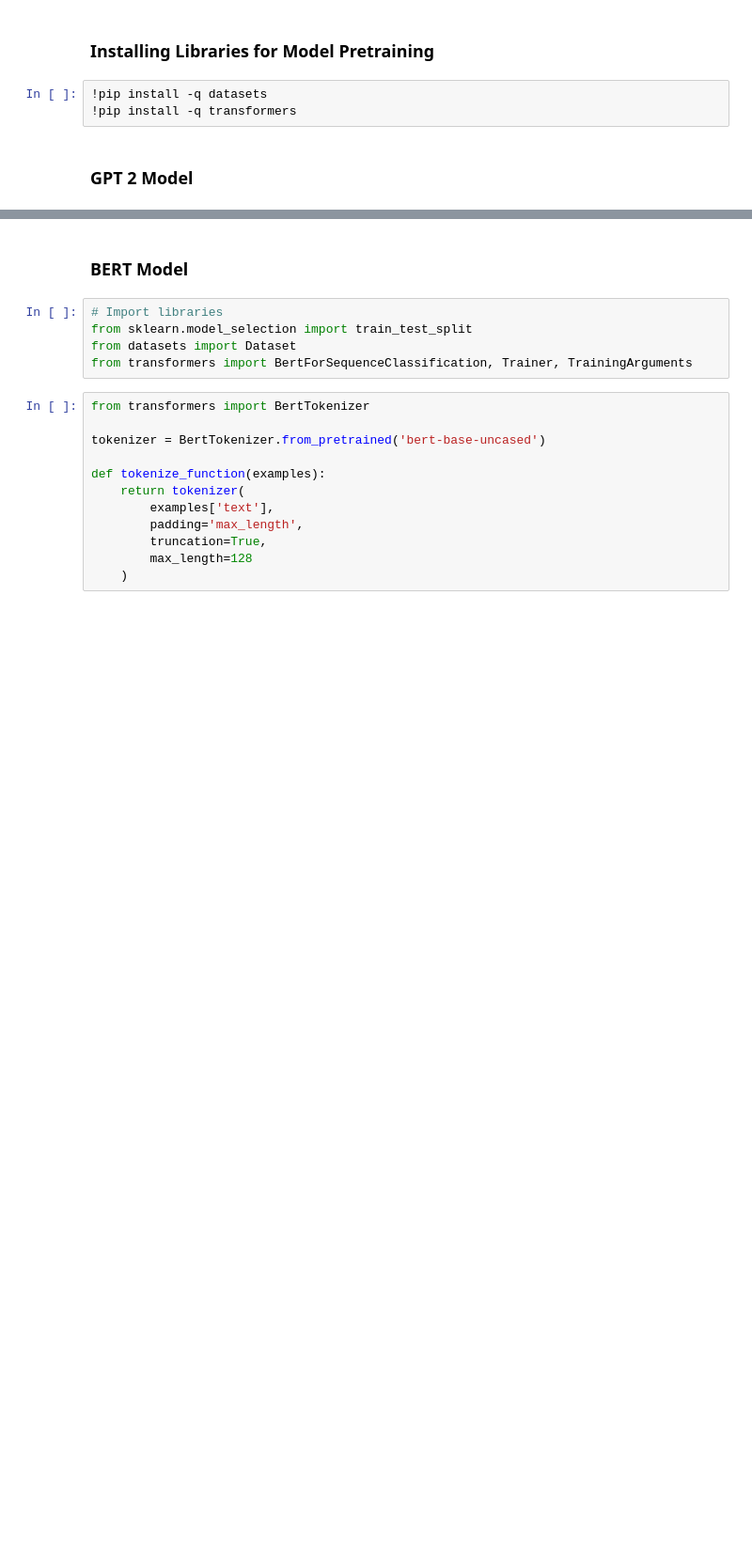
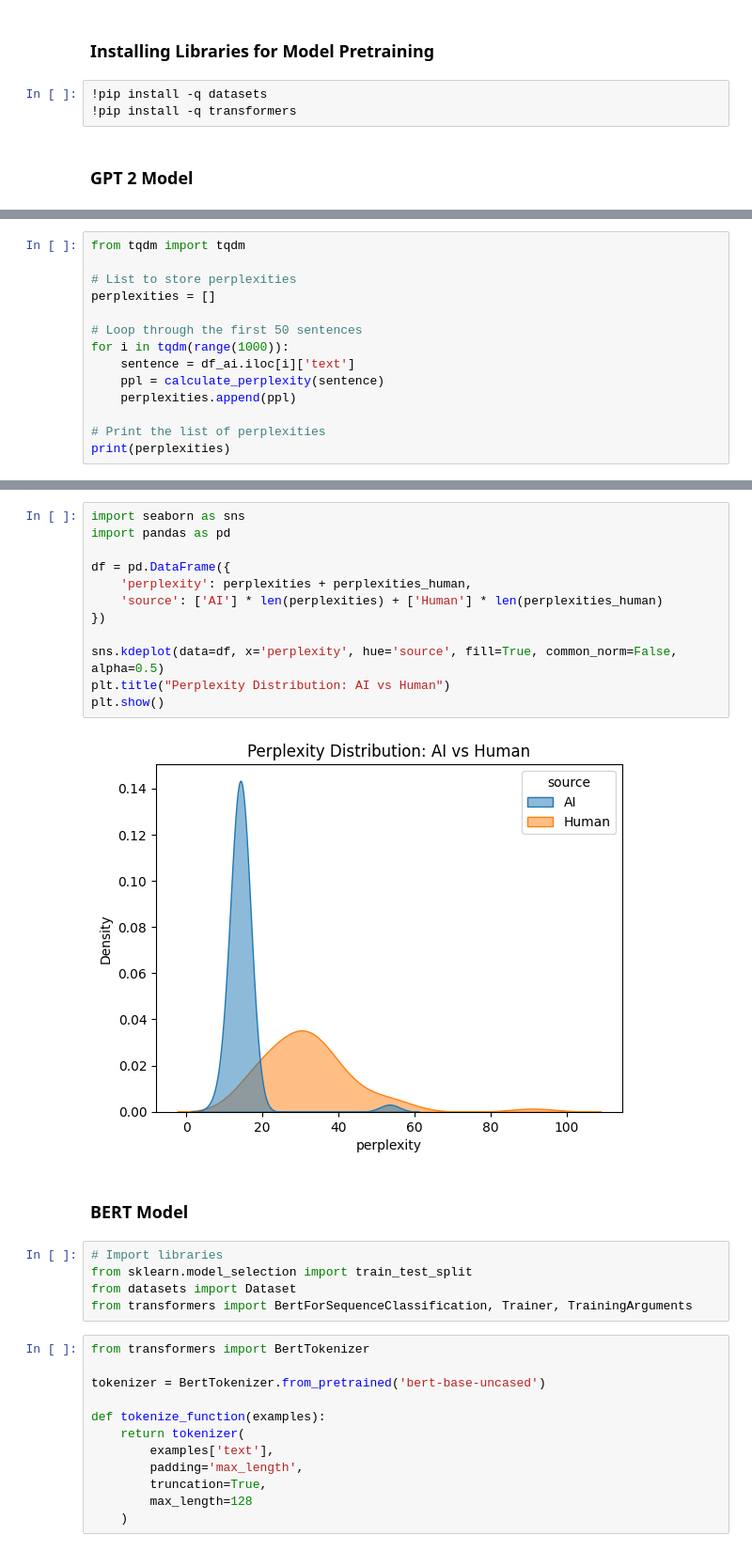
Before and after one commit to pawanbhatta178/FakeReviewDetector, a Jupyter notebook: ReviewAIDetector.ipynb, the cells around one changed output, grey strips where cells are left out. Shown: that part at 94% size. Saved outputs shown, nothing was run; the diff lists cells and outputs as text; blank space fills up the shorter version.

```diff
--- a/ReviewAIDetector.ipynb
+++ b/ReviewAIDetector.ipynb
@@ -174,0 +171,14 @@ Perplexity: 504.90
+# %%
+from tqdm import tqdm
+
+# List to store perplexities
+perplexities = []
+
+# Loop through the first 50 sentences
+for i in tqdm(range(1000)):
+    sentence = df_ai.iloc[i]['text']
+    ppl = calculate_perplexity(sentence)
+    perplexities.append(ppl)
+
+# Print the list of perplexities
+print(perplexities)
@@ -175,3 +224,17 @@ Perplexity: 504.90
+# %%
+import seaborn as sns
+import pandas as pd
+
+df = pd.DataFrame({
+    'perplexity': perplexities + perplexities_human,
+    'source': ['AI'] * len(perplexities) + ['Human'] * len(perplexities_human)
+})
+
+sns.kdeplot(data=df, x='perplexity', hue='source', fill=True, common_norm=False, alpha=0.5)
+plt.title("Perplexity Distribution: AI vs Human")
+plt.show()
+# %% [output]
+[figure, added]
 # %% [markdown]
 ### BERT Model
 # %%
```
Also changed, not shown: parts of 7 cells of this notebook.
